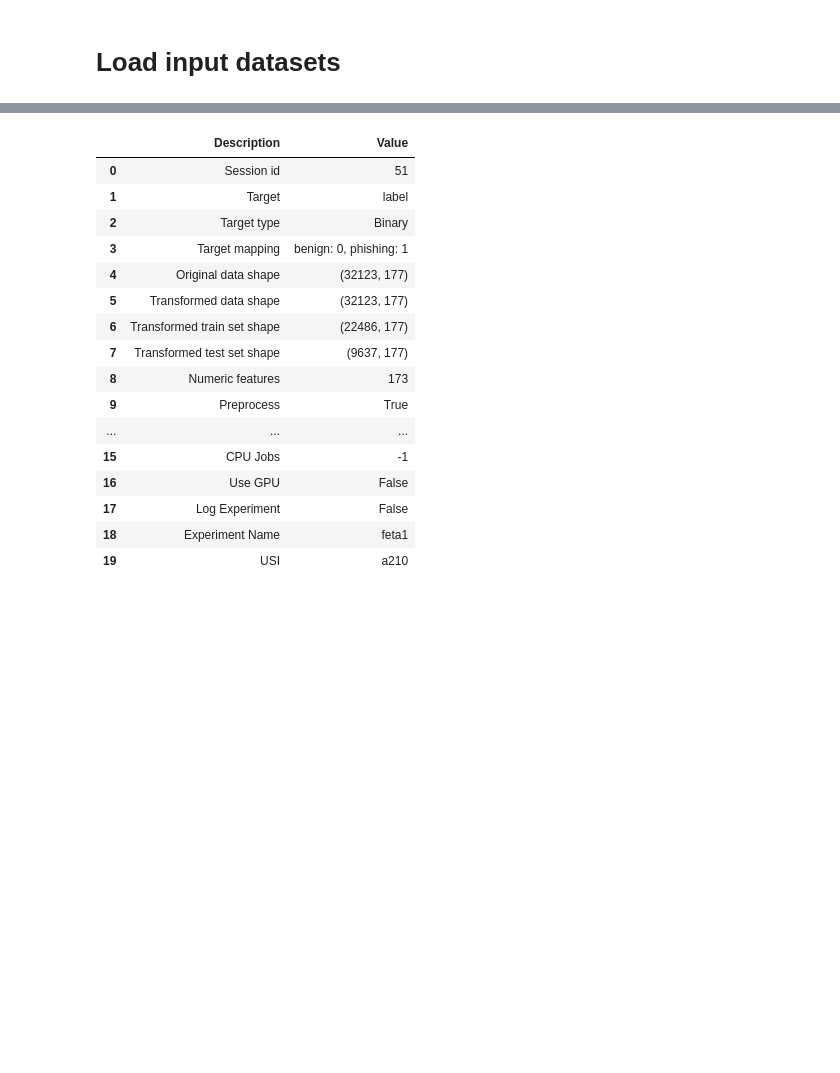
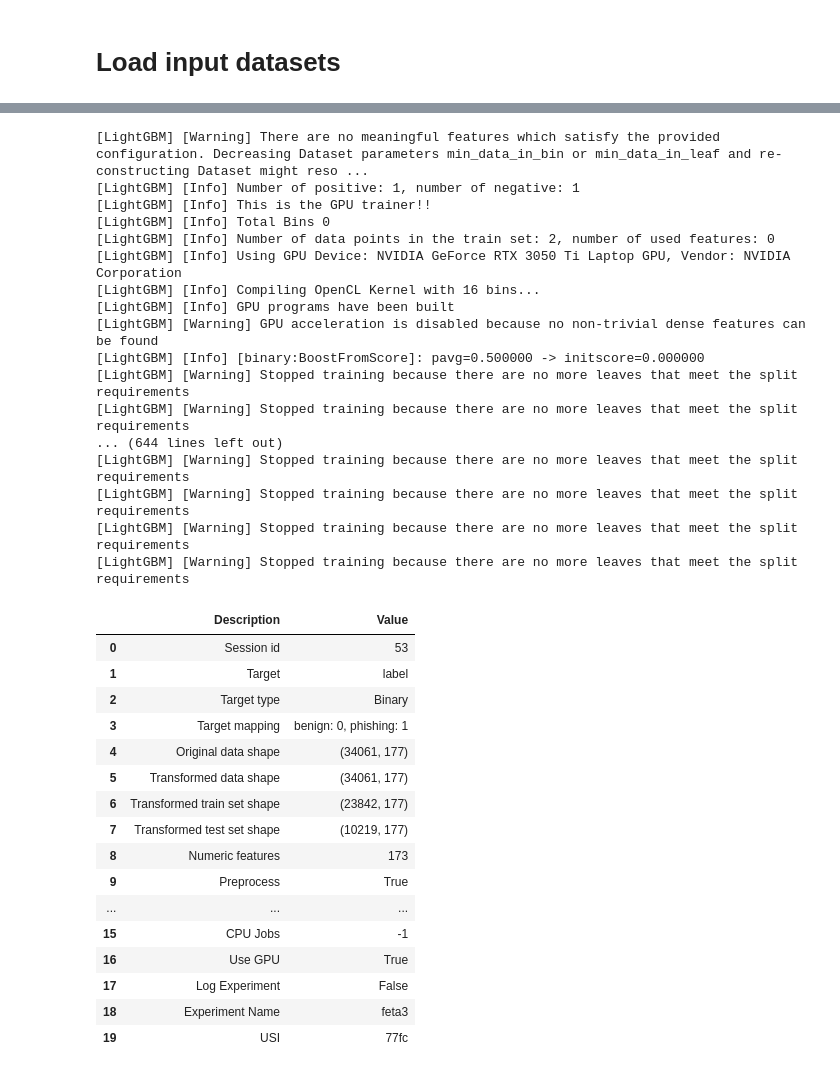
Before and after one commit to poli-cz/Domain-Ensemble-pipeline, a Jupyter notebook: src/pycaret.ipynb, the cells around one changed output, grey strips where cells are left out. Cells and saved outputs as stored; diff of their text form; code cells hidden in the pictures; blank space fills up the shorter version.

```diff
--- a/src/pycaret.ipynb
+++ b/src/pycaret.ipynb
@@ -84,7 +85,7 @@ class_map = {benign_label: 0, malicious_label: 1}
 # ===================
 # AUTO BALANCING !!!
 # Subsample benign to match the size of malicious
-# df_benign = df_benign.sample(n=len(df_malicious))
+#df_benign = df_benign.sample(n=len(df_malicious))
 # ===================
 
 # Concatentate benign and malicious
@@ -110,7 +111,7 @@ df.fillna(-1, inplace=True)
 
 
 # SUBSAMPLE1 (OPTIONAL)
-subsample = 1.00 # 1.0 means no subsample
+subsample = 0.15 # 1.0 means no subsample
 if subsample < 1.0:
     df = df.sample(frac=subsample)
 
@@ -154,13 +152,0 @@ Malicious count: 164425
-# %%
-import pandas as pd
-from sklearn.preprocessing import StandardScaler
-import joblib
-
-scaler = StandardScaler()
-scaled_data = scaler.fit_transform(features)
-features = pd.DataFrame(scaled_data, columns=features.columns)
-
-# Save the scaler
-joblib.dump(scaler, "scalers/phishing_deepnn_scaler.joblib")
-
-pd.set_option('display.max_columns', None)
@@ -205,24 +153,54 @@ Requirement already satisfied: pyasn1<0.5.0,>=0.4.6 in /home/poli/.local/lib/pyt
+# %%
+import pandas as pd
+from sklearn.preprocessing import StandardScaler
+import joblib
+
+scaler = StandardScaler()
+scaled_data = scaler.fit_transform(df)
+df = pd.DataFrame(scaled_data, columns=features.columns)
+
+# Save the scaler
+joblib.dump(scaler, "scalers/phishing_deepnn_scaler.joblib")
+
+pd.set_option('display.max_columns', None)
 # %%
 from pycaret.utils import version
 version()
 
 from pycaret.classification import *
-clf1 = setup(df, target = 'label', session_id=51, log_experiment=False, experiment_name='feta1', index=False)
+clf1 = setup(df, target = 'label', session_id=53, log_experiment=False, experiment_name='feta3', index=False, use_gpu = True)
 # %% [output]
+[LightGBM] [Warning] There are no meaningful features which satisfy the provided configuration. Decreasing Dataset parameters min_data_in_bin or min_data_in_leaf and re-constructing Dataset might reso ...
+[LightGBM] [Info] Number of positive: 1, number of negative: 1
+[LightGBM] [Info] This is the GPU trainer!!
+[LightGBM] [Info] Total Bins 0
+[LightGBM] [Info] Number of data points in the train set: 2, number of used features: 0
+[LightGBM] [Info] Using GPU Device: NVIDIA GeForce RTX 3050 Ti Laptop GPU, Vendor: NVIDIA Corporation
+[LightGBM] [Info] Compiling OpenCL Kernel with 16 bins...
+[LightGBM] [Info] GPU programs have been built
+[LightGBM] [Warning] GPU acceleration is disabled because no non-trivial dense features can be found
+[LightGBM] [Info] [binary:BoostFromScore]: pavg=0.500000 -> initscore=0.000000
+[LightGBM] [Warning] Stopped training because there are no more leaves that meet the split requirements
+[LightGBM] [Warning] Stopped training because there are no more leaves that meet the split requirements
+... (644 lines left out)
+[LightGBM] [Warning] Stopped training because there are no more leaves that meet the split requirements
+[LightGBM] [Warning] Stopped training because there are no more leaves that meet the split requirements
+[LightGBM] [Warning] Stopped training because there are no more leaves that meet the split requirements
+[LightGBM] [Warning] Stopped training because there are no more leaves that meet the split requirements
 |  | Description | Value |
-| 0 | Session id | 51 |
+| 0 | Session id | 53 |
 | 1 | Target | label |
 | 2 | Target type | Binary |
 | 3 | Target mapping | benign: 0, phishing: 1 |
-| 4 | Original data shape | (32123, 177) |
-| 5 | Transformed data shape | (32123, 177) |
-| 6 | Transformed train set shape | (22486, 177) |
-| 7 | Transformed test set shape | (9637, 177) |
+| 4 | Original data shape | (34061, 177) |
+| 5 | Transformed data shape | (34061, 177) |
+| 6 | Transformed train set shape | (23842, 177) |
+| 7 | Transformed test set shape | (10219, 177) |
 | 8 | Numeric features | 173 |
 | 9 | Preprocess | True |
 | ... | ... | ... |
 | 15 | CPU Jobs | -1 |
-| 16 | Use GPU | False |
+| 16 | Use GPU | True |
 | 17 | Log Experiment | False |
-| 18 | Experiment Name | feta1 |
-| 19 | USI | a210 |
+| 18 | Experiment Name | feta3 |
+| 19 | USI | 77fc |
```
Also changed, not shown: parts of 21 cells of this notebook, 1 other file.
